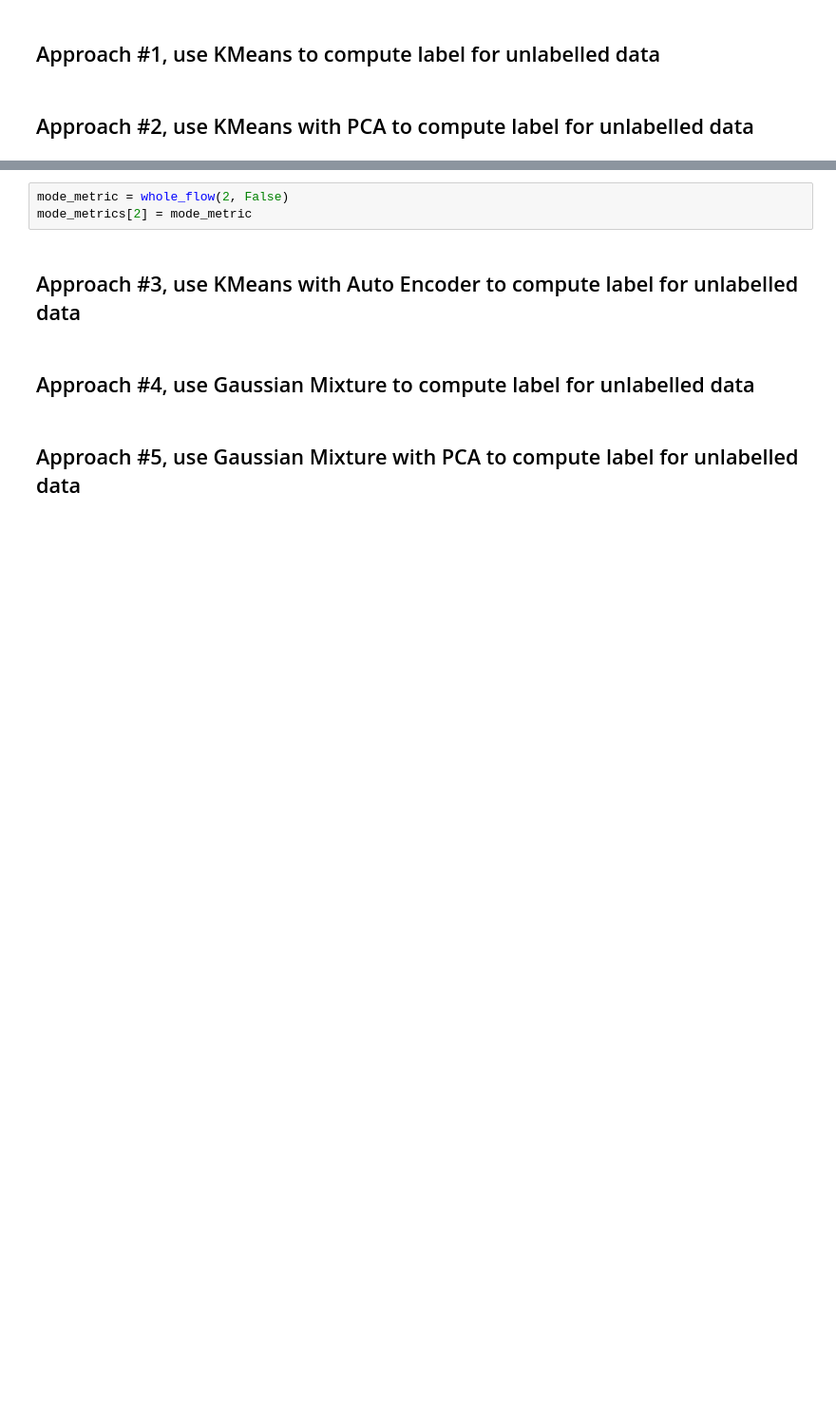
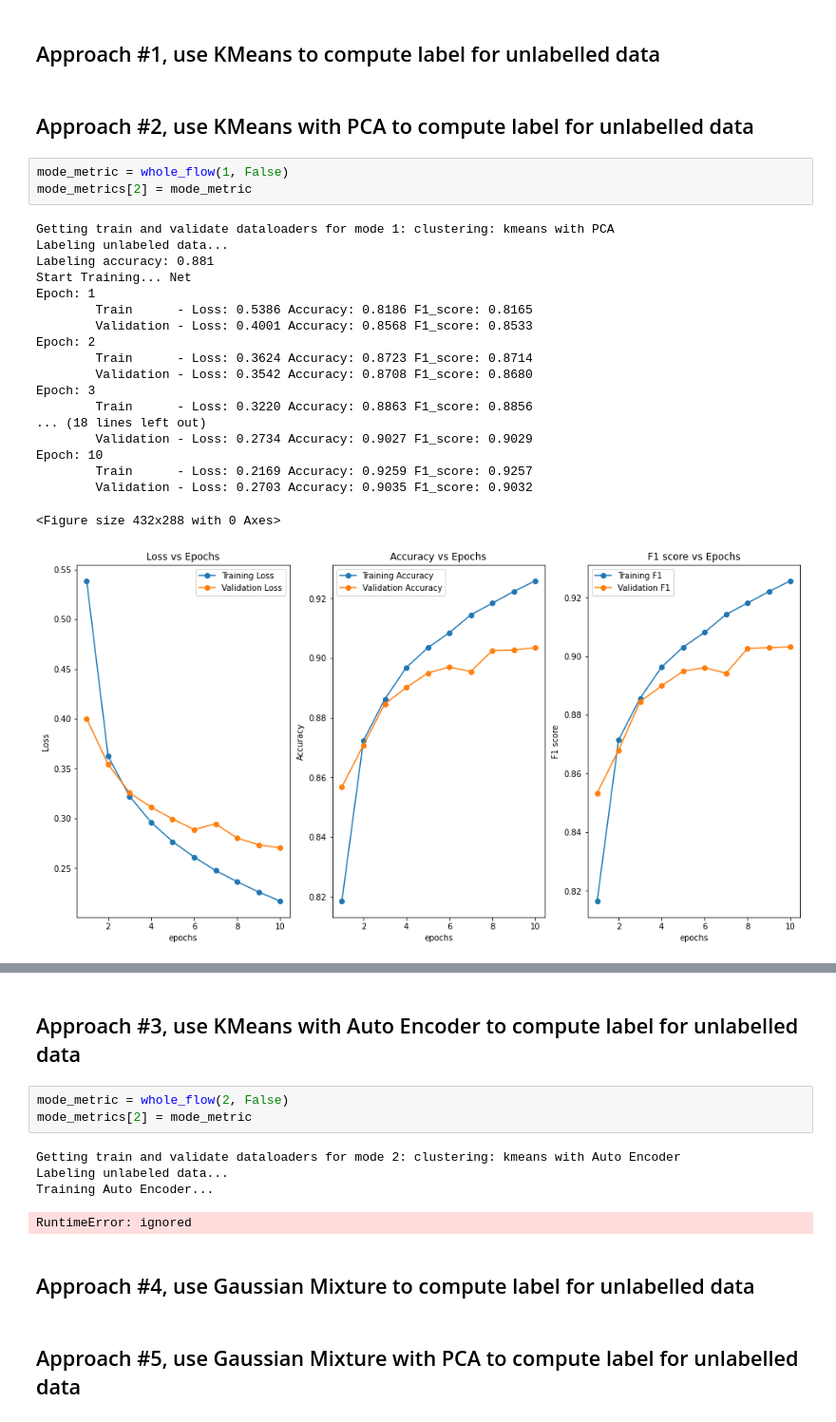
Before and after one commit to kew6688/Fashion-MNIST-Supervised-and-unsupervised-training, a Jupyter notebook: main.ipynb, the cells around one changed output, grey strips where cells are left out. Shown: that part at 95% size. Saved outputs shown, nothing was run; the diff lists cells and outputs as text; blank space fills up the shorter version.

```diff
--- a/main.ipynb
+++ b/main.ipynb
@@ -175,3 +190,26 @@ Result on full test set      : Loss: 0.2829 Accuracy: 0.8990 F1_score: 0.8989
 ## Approach #1, use KMeans to compute label for unlabelled data
 # %% [markdown]
 ## Approach #2, use KMeans with PCA to compute label for unlabelled data
+# %%
+mode_metric = whole_flow(1, False)
+mode_metrics[2] = mode_metric
+# %% [output]
+Getting train and validate dataloaders for mode 1: clustering: kmeans with PCA
+Labeling unlabeled data...
+Labeling accuracy: 0.881
+Start Training... Net
+Epoch: 1
+        Train      - Loss: 0.5386 Accuracy: 0.8186 F1_score: 0.8165
+        Validation - Loss: 0.4001 Accuracy: 0.8568 F1_score: 0.8533
+Epoch: 2
+        Train      - Loss: 0.3624 Accuracy: 0.8723 F1_score: 0.8714
+        Validation - Loss: 0.3542 Accuracy: 0.8708 F1_score: 0.8680
+Epoch: 3
+        Train      - Loss: 0.3220 Accuracy: 0.8863 F1_score: 0.8856
+... (18 lines left out)
+        Validation - Loss: 0.2734 Accuracy: 0.9027 F1_score: 0.9029
+Epoch: 10
+        Train      - Loss: 0.2169 Accuracy: 0.9259 F1_score: 0.9257
+        Validation - Loss: 0.2703 Accuracy: 0.9035 F1_score: 0.9032
+<Figure size 432x288 with 0 Axes>
+[figure, added]
@@ -178,8 +221,13 @@ Result on full test set      : Loss: 0.2829 Accuracy: 0.8990 F1_score: 0.8989
+# %% [markdown]
+## Approach #3, use KMeans with Auto Encoder to compute label for unlabelled data
 # %%
 mode_metric = whole_flow(2, False)
 mode_metrics[2] = mode_metric
+# %% [output]
+Getting train and validate dataloaders for mode 2: clustering: kmeans with Auto Encoder
+Labeling unlabeled data...
+Training Auto Encoder...
+RuntimeError: ignored
-# %% [markdown]
-## Approach #3, use KMeans with Auto Encoder to compute label for unlabelled data
 # %% [markdown]
 ## Approach #4, use Gaussian Mixture to compute label for unlabelled data
 # %% [markdown]
```
Also changed, not shown: parts of 4 cells of this notebook, 2 other files.
